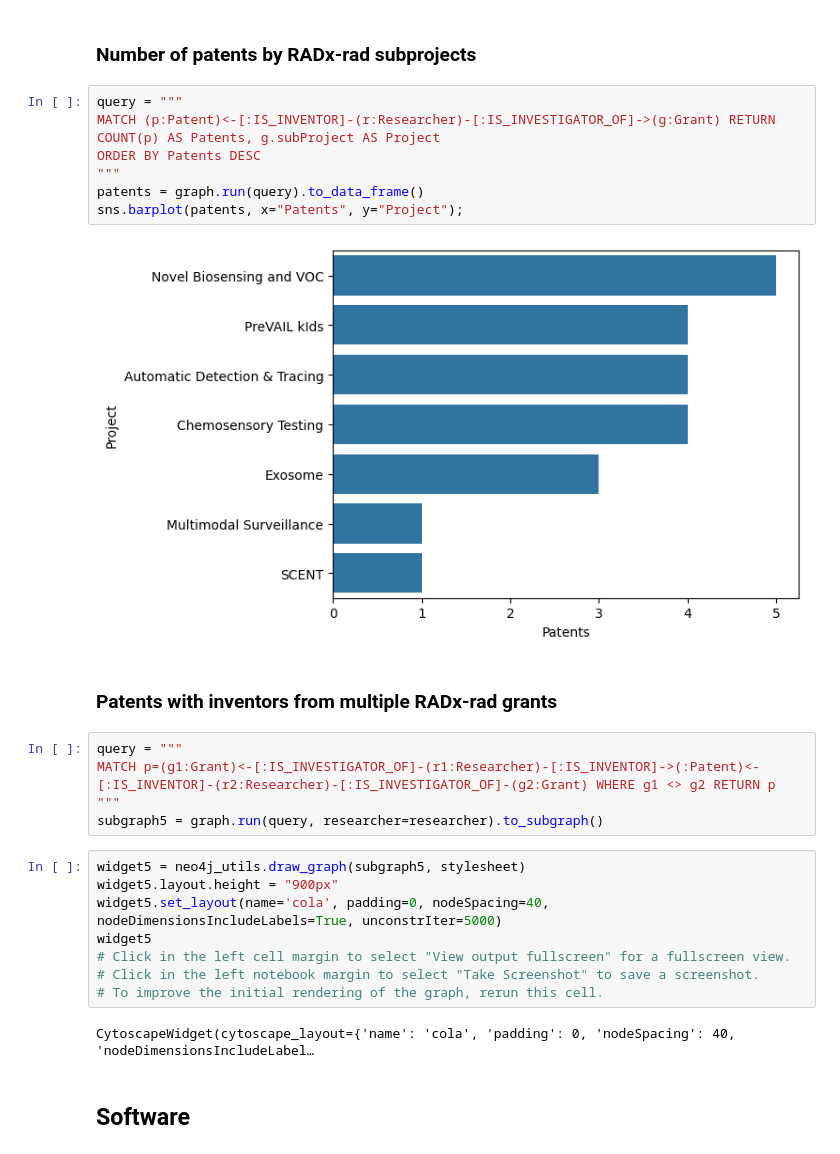
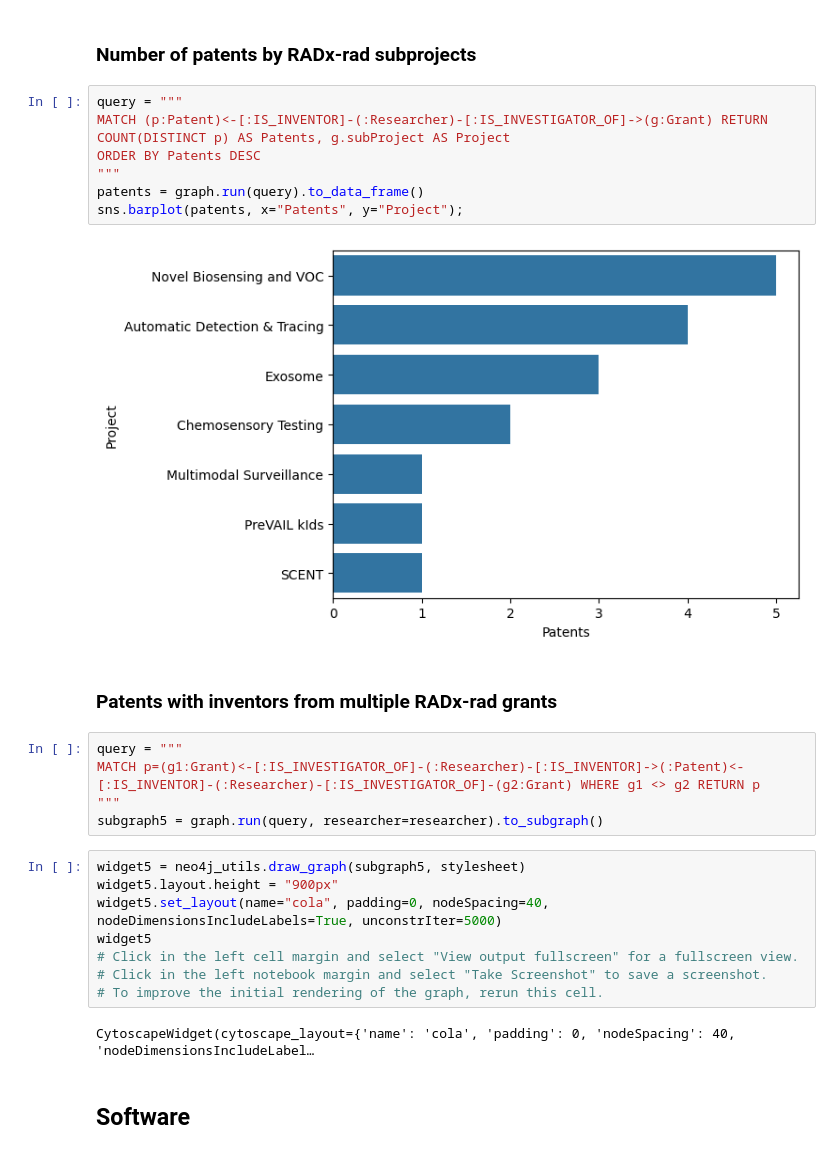
Before and after one commit to radxrad/radx-kg, a Jupyter notebook: notebooks/visualization/ExampleQueries_colab.ipynb, the cells around one changed output. Saved outputs shown, nothing was run; the diff lists cells and outputs as text.

```diff
--- a/notebooks/visualization/ExampleQueries_colab.ipynb
+++ b/notebooks/visualization/ExampleQueries_colab.ipynb
@@ -315,27 +316,27 @@ Number of patents: 17
 ### Number of patents by RADx-rad subprojects
 # %%
 query = """
-MATCH (p:Patent)<-[:IS_INVENTOR]-(r:Researcher)-[:IS_INVESTIGATOR_OF]->(g:Grant) RETURN COUNT(p) AS Patents, g.subProject AS Project
+MATCH (p:Patent)<-[:IS_INVENTOR]-(:Researcher)-[:IS_INVESTIGATOR_OF]->(g:Grant) RETURN COUNT(DISTINCT p) AS Patents, g.subProject AS Project
 ORDER BY Patents DESC
 """
 patents = graph.run(query).to_data_frame()
 sns.barplot(patents, x="Patents", y="Project");
 # %% [output]
-[figure, old version]
+[figure, new version]
 # %% [markdown]
 ### Patents with inventors from multiple RADx-rad grants
 # %%
 query = """
-MATCH p=(g1:Grant)<-[:IS_INVESTIGATOR_OF]-(r1:Researcher)-[:IS_INVENTOR]->(:Patent)<-[:IS_INVENTOR]-(r2:Researcher)-[:IS_INVESTIGATOR_OF]-(g2:Grant) WHERE g1 <> g2 RETURN p
+MATCH p=(g1:Grant)<-[:IS_INVESTIGATOR_OF]-(:Researcher)-[:IS_INVENTOR]->(:Patent)<-[:IS_INVENTOR]-(:Researcher)-[:IS_INVESTIGATOR_OF]-(g2:Grant) WHERE g1 <> g2 RETURN p
 """
 subgraph5 = graph.run(query, researcher=researcher).to_subgraph()
 # %%
 widget5 = neo4j_utils.draw_graph(subgraph5, stylesheet)
 widget5.layout.height = "900px"
-widget5.set_layout(name='cola', padding=0, nodeSpacing=40, nodeDimensionsIncludeLabels=True, unconstrIter=5000)
+widget5.set_layout(name="cola", padding=0, nodeSpacing=40, nodeDimensionsIncludeLabels=True, unconstrIter=5000)
 widget5
-# Click in the left cell margin to select "View output fullscreen" for a fullscreen view.
-# Click in the left notebook margin to select "Take Screenshot" to save a screenshot.
+# Click in the left cell margin and select "View output fullscreen" for a fullscreen view.
+# Click in the left notebook margin and select "Take Screenshot" to save a screenshot.
 # To improve the initial rendering of the graph, rerun this cell.
 # %% [output]
 CytoscapeWidget(cytoscape_layout={'name': 'cola', 'padding': 0, 'nodeSpacing': 40, 'nodeDimensionsIncludeLabel…
```
Also changed, not shown: parts of 24 cells of this notebook.
